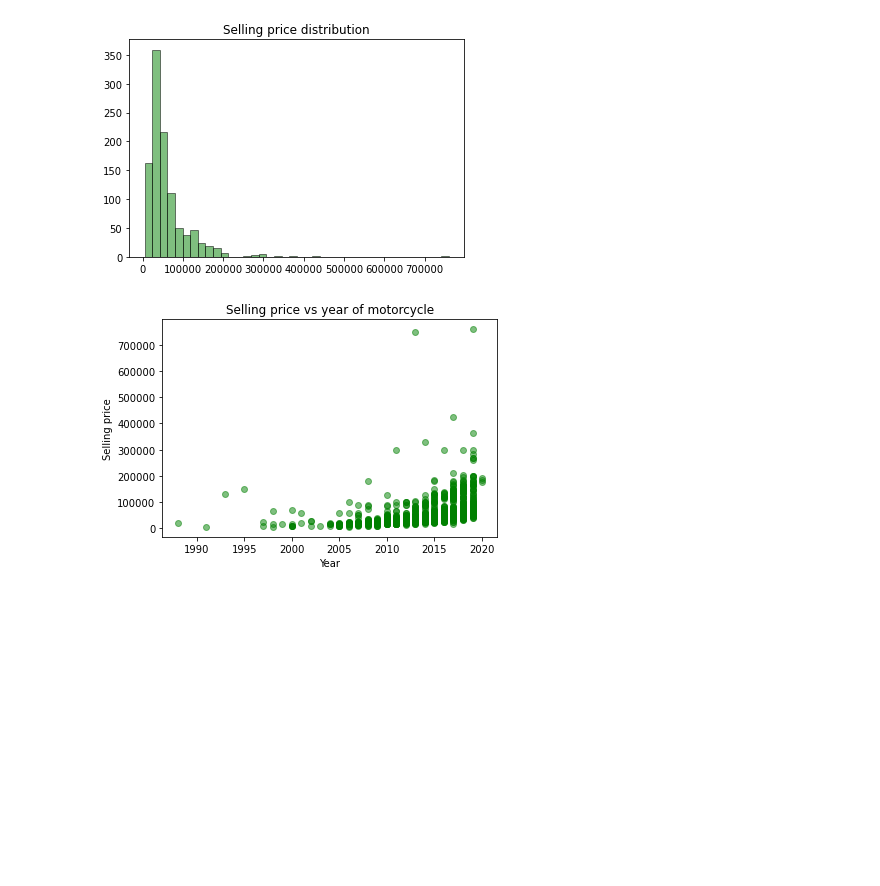
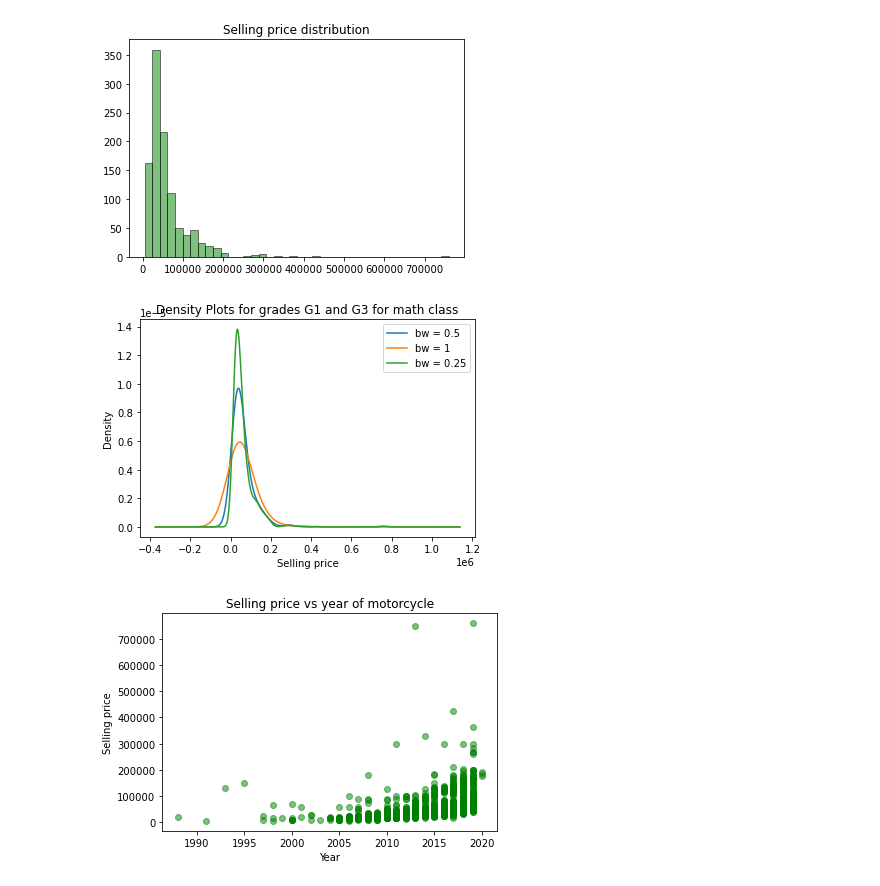
Before and after one commit to peshekhodko/ST590-Project1, a Jupyter notebook: Project1.ipynb, the cells around one changed output. Cells and saved outputs as stored; diff of their text form; code cells hidden in the pictures; blank space fills up the shorter version.

```diff
--- a/Project1.ipynb
+++ b/Project1.ipynb
@@ -71,6 +96,17 @@ plt.show()
 plt.close()
 # %% [output]
 [figure]
+# %%
+data.selling_price.plot.density(bw_method = 0.5, label = "bw = 0.5")
+data.selling_price.plot.density(bw_method = 1, label = "bw = 1")
+data.selling_price.plot.density(bw_method = 0.25, label = "bw = 0.25")
+plt.xlabel("Selling price")
+plt.title("Density Plots for grades G1 and G3 for math class")
+plt.legend()
+plt.show()
+plt.close()
+# %% [output]
+[figure, added]
 # %%
 plt.scatter(data.year, data.selling_price, color = "green", alpha = 0.5)
 plt.xlabel("Year")
```
Also changed, not shown: parts of 31 cells of this notebook.
